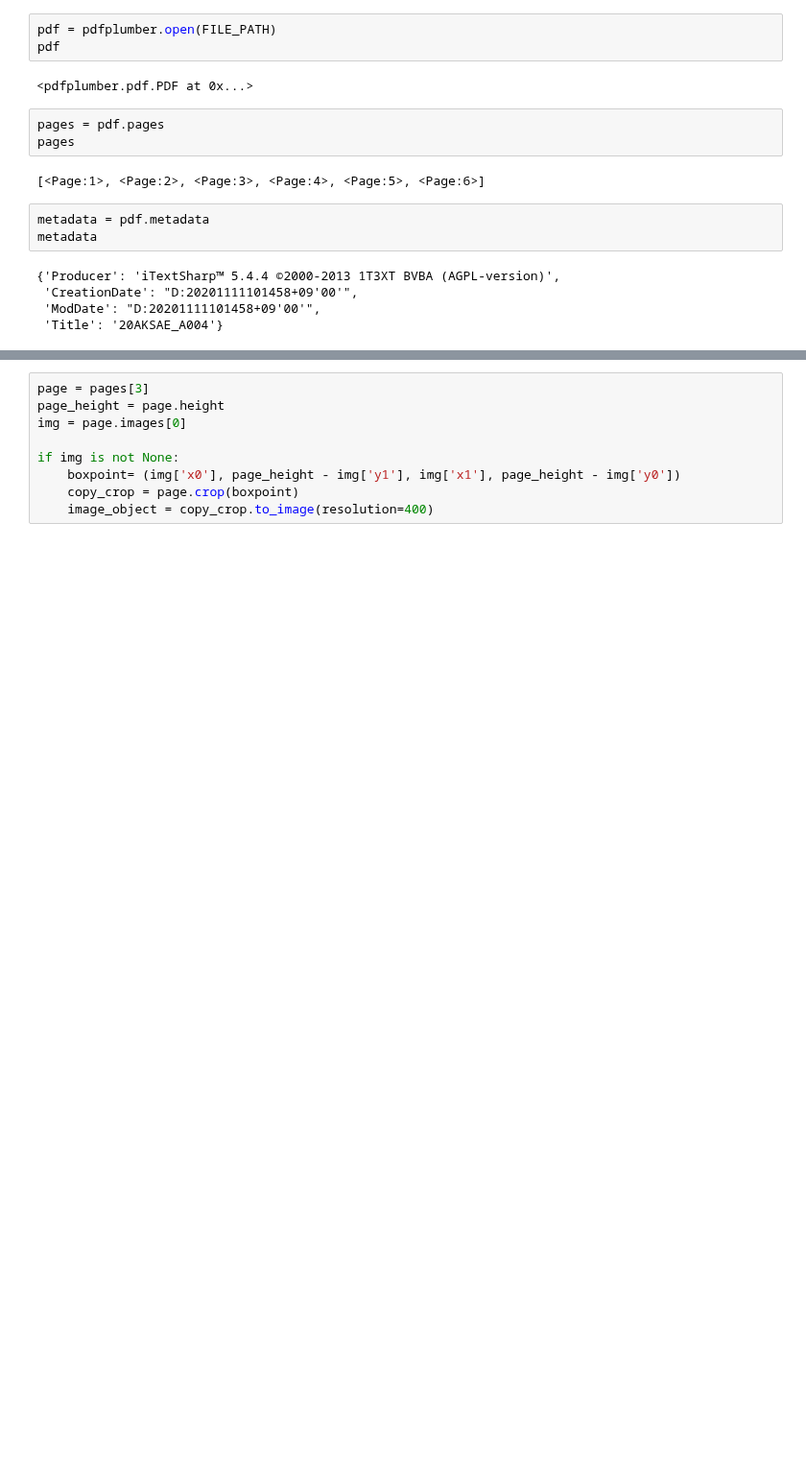
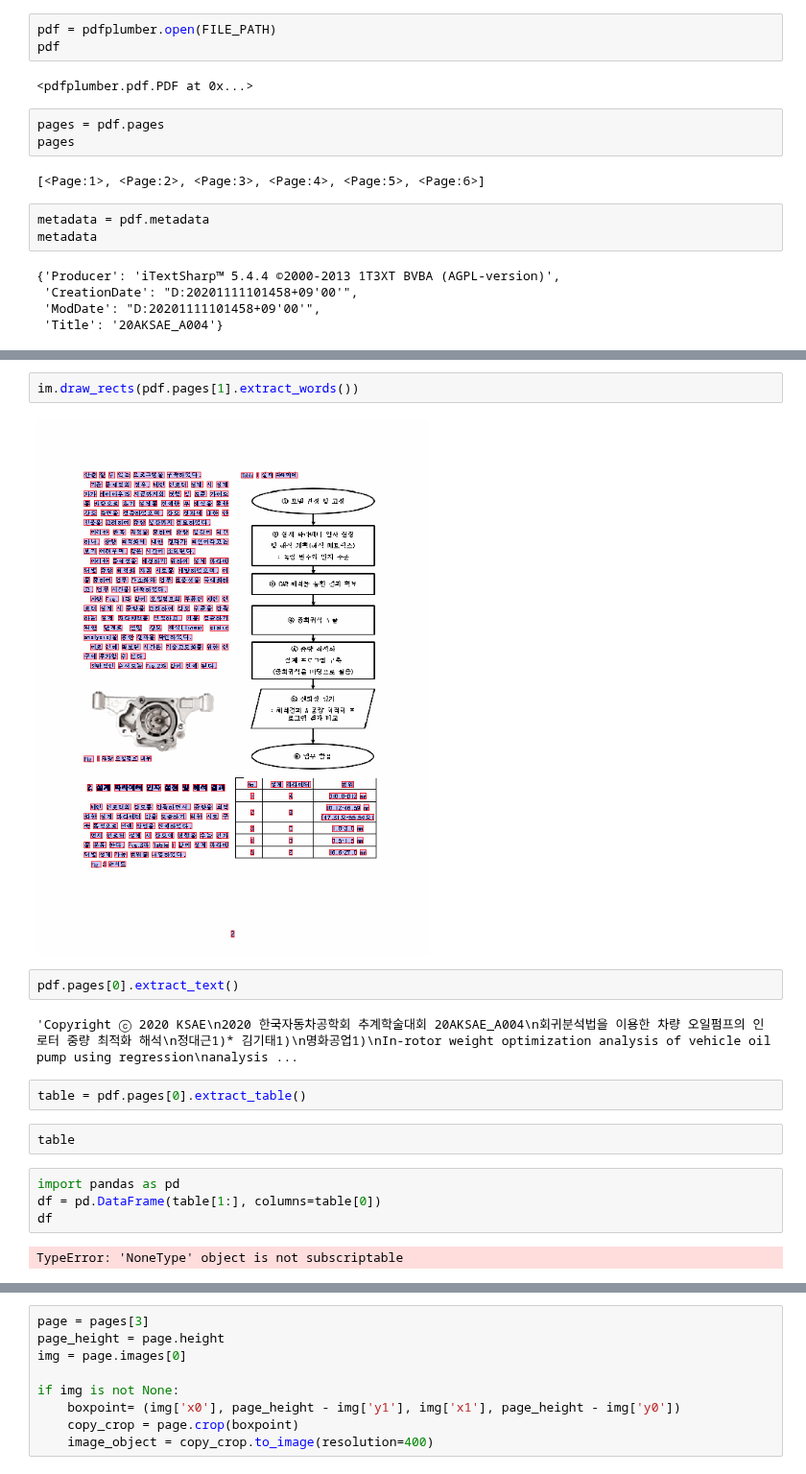
Before and after one commit to syshin0116/Study, a Jupyter notebook: pdf_parsers/pdfplumber.ipynb, the cells around one changed output, grey strips where cells are left out. Shown at 96% size. Cells and saved outputs as stored; diff of their text form; blank space fills up the shorter version.

```diff
--- a/pdf_parsers/pdfplumber.ipynb
+++ b/pdf_parsers/pdfplumber.ipynb
@@ -23,3 +33,21 @@ metadata
+# %%
+im.draw_rects(pdf.pages[1].extract_words())
+# %% [output]
+[figure, added]
+# %%
+pdf.pages[0].extract_text()
+# %% [output]
+'Copyright ⓒ 2020 KSAE\n2020 한국자동차공학회 추계학술대회 20AKSAE_A004\n회귀분석법을 이용한 차량 오일펌프의 인로터 중량 최적화 해석\n정대근1)* 김기태1)\n명화공업1)\nIn-rotor weight optimization analysis of vehicle oil pump using regression\nanalysis ...
+# %%
+table = pdf.pages[0].extract_table()
+# %%
+table
+# %%
+import pandas as pd
+df = pd.DataFrame(table[1:], columns=table[0])
+df
+# %% [output]
+TypeError: 'NoneType' object is not subscriptable
 # %%
 table = pages[3].find_tables()[0]
 table
```
Also changed, not shown: parts of 13 cells of this notebook, 30 other files.
